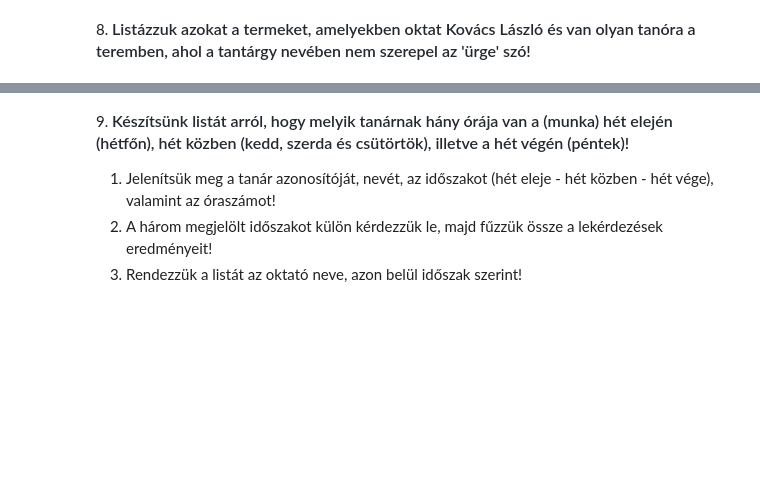
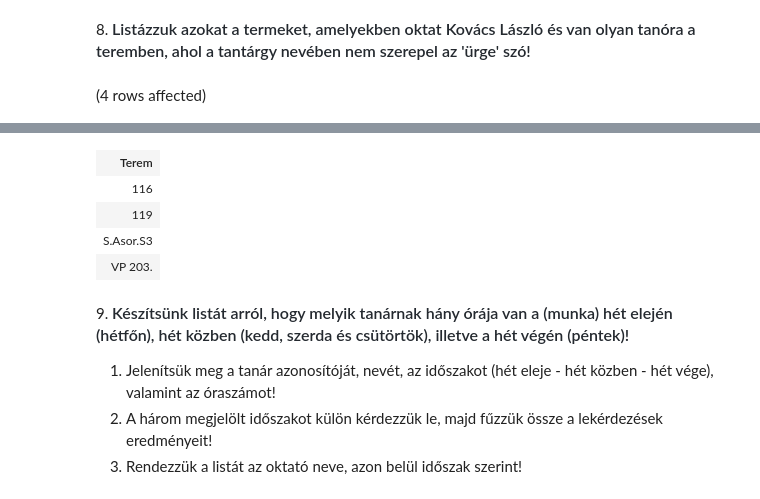
Before and after one commit to varadikitti/sqlgyak03, a Jupyter notebook: gyakorlat03_feladatok.ipynb, the cells around one changed output, grey strips where cells are left out. Drawn from its saved outputs; the diff is of its cells as text; code cells hidden in the pictures; blank space fills up the shorter version.

```diff
--- a/gyakorlat03_feladatok.ipynb
+++ b/gyakorlat03_feladatok.ipynb
@@ -154,2 +175,20 @@ Total execution time: 00:00:00.026
 # %% [markdown]
 8. <span style="background-color: rgb(255, 255, 255); color: rgb(36, 41, 47); font-family: -apple-system, BlinkMacSystemFont, &quot;Segoe UI&quot;, Helvetica, Arial, sans-serif, &quot;Apple Color Emoji&quot;, &quot;Segoe UI Emoji&quot;; font-size: 16px; font-weight: 600;">Listázzuk azokat a termeket, amelyekben oktat Kovács László és van olyan tanóra a teremben, ahol a tantárgy nevében nem szerepel az 'ürge' szó!</span>
+# %%
+-- táblák: Orak, Termek, Oktatok, Tantárgyak
+
+SELECT Termek.Terem
+FROM Orak JOIN Termek ON Orak.terem = Termek.Tkód
+            JOIN Oktatok ON Orak.tanar = Oktatok.oktato_id
+            JOIN Tantárgyak ON Orak.targy = Tantárgyak.Tkód
+WHERE Oktatok.nev = 'Kovács László'
+
+    INTERSECT
+
+SELECT Termek.Terem
+FROM Orak JOIN Termek ON Orak.terem = Termek.Tkód
+            JOIN Oktatok ON Orak.tanar = Oktatok.oktato_id
+            JOIN Tantárgyak ON Orak.targy = Tantárgyak.Tkód
+WHERE Tantárgyak.Tantárgynév NOT LIKE '%ürge%' --? AND Tantárgyak.Tantárgynév NOT LIKE '%ürgé%'
+# %% [output]
+(4 rows affected)
@@ -156,3 +196,8 @@ Total execution time: 00:00:00.026
+| Terem |
+| 116 |
+| 119 |
+| S.Asor.S3 |
+| VP 203. |
 # %% [markdown]
 9. <span style="font-weight: 600; color: rgb(36, 41, 47); font-family: -apple-system, BlinkMacSystemFont, &quot;Segoe UI&quot;, Helvetica, Arial, sans-serif, &quot;Apple Color Emoji&quot;, &quot;Segoe UI Emoji&quot;; font-size: 16px;">Készítsünk listát arról, hogy melyik tanárnak hány órája van a (munka) hét elején (hétfőn), hét közben (kedd, szerda és csütörtök), illetve a hét végén (péntek)!</span>
 
```
Also changed, not shown: parts of 2 cells of this notebook.
